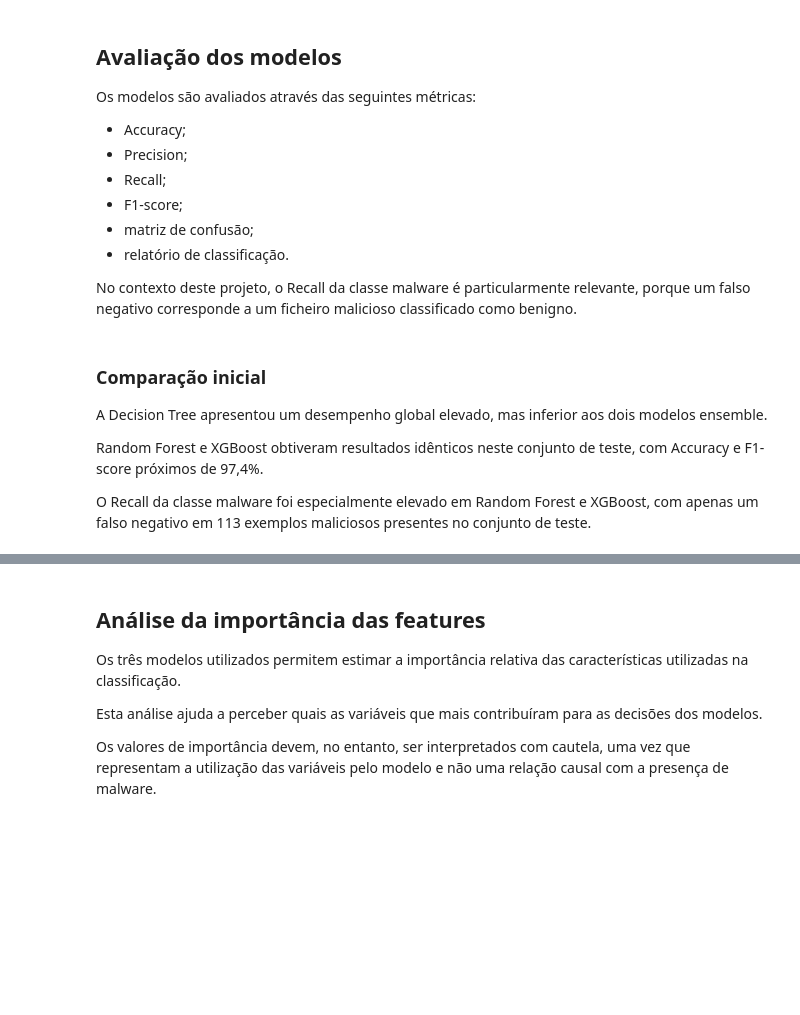
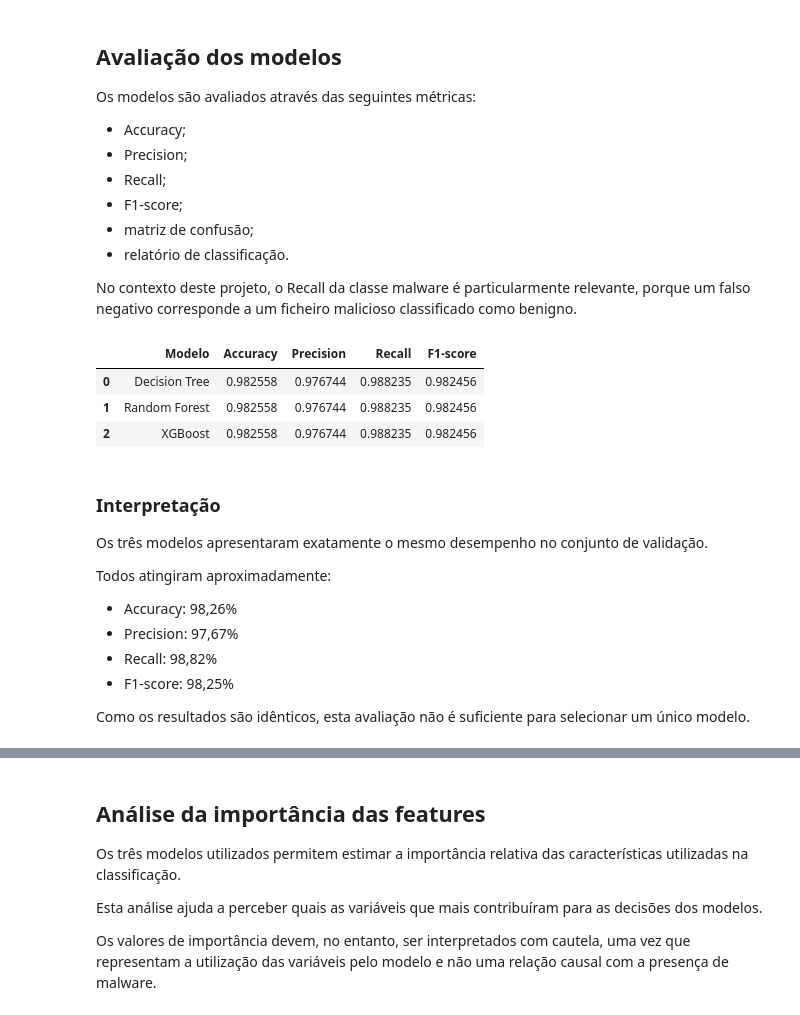
Before and after one commit to diogocarvalho2025056-crypto/IAAC-Projeto, a Jupyter notebook: notebooks/model_building.ipynb, the cells around one changed output, grey strips where cells are left out. Saved outputs shown, nothing was run; the diff lists cells and outputs as text; code cells hidden in the pictures; blank space fills up the shorter version.

```diff
--- a/notebooks/model_building.ipynb
+++ b/notebooks/model_building.ipynb
@@ -279,19 +304,56 @@ print(relatorio_xgb)
+# %%
+## Avaliar os modelos
+
+resultado_dt, matriz_dt, relatorio_dt = avaliar_modelo(
+    "Decision Tree",
+    y_val,
+    y_pred_val_dt,
+    ["Benigno", "Malware"]
+)
+
+resultado_rf, matriz_rf, relatorio_rf = avaliar_modelo(
+    "Random Forest",
+    y_val,
+    y_pred_val_rf,
+    ["Benigno", "Malware"]
+)
+
+resultado_xgb, matriz_xgb, relatorio_xgb = avaliar_modelo(
+    "XGBoost",
+    y_val,
+    y_pred_val_xgb,
+    ["Benigno", "Malware"]
+)
 # %%
 # Comparação Geral
 
-resultados = comparar_modelos([
+resultados_validacao = [
     resultado_dt,
     resultado_rf,
     resultado_xgb
-])
+]
 
-display(resultados)
+tabela_validacao = comparar_modelos(
+    resultados_validacao
+)
+
+display(tabela_validacao)
+# %% [output]
+|  | Modelo | Accuracy | Precision | Recall | F1-score |
+| 0 | Decision Tree | 0.982558 | 0.976744 | 0.988235 | 0.982456 |
+| 1 | Random Forest | 0.982558 | 0.976744 | 0.988235 | 0.982456 |
+| 2 | XGBoost | 0.982558 | 0.976744 | 0.988235 | 0.982456 |
 # %% [markdown]
-### Comparação inicial
+### Interpretação
 
-A Decision Tree apresentou um desempenho global elevado, mas inferior aos dois modelos ensemble.
+Os três modelos apresentaram exatamente o mesmo desempenho no conjunto de validação.
 
-Random Forest e XGBoost obtiveram resultados idênticos neste conjunto de teste, com Accuracy e F1-score próximos de 97,4%.
+Todos atingiram aproximadamente:
 
-O Recall da classe malware foi especialmente elevado em Random Forest e XGBoost, com apenas um falso negativo em 113 exemplos maliciosos presentes no conjunto de teste.
+- Accuracy: 98,26%
+- Precision: 97,67%
+- Recall: 98,82%
+- F1-score: 98,25%
+
+Como os resultados são idênticos, esta avaliação não é suficiente para selecionar um único modelo.
 # %%
```
Also changed, not shown: parts of 41 cells of this notebook, 3 other files.
